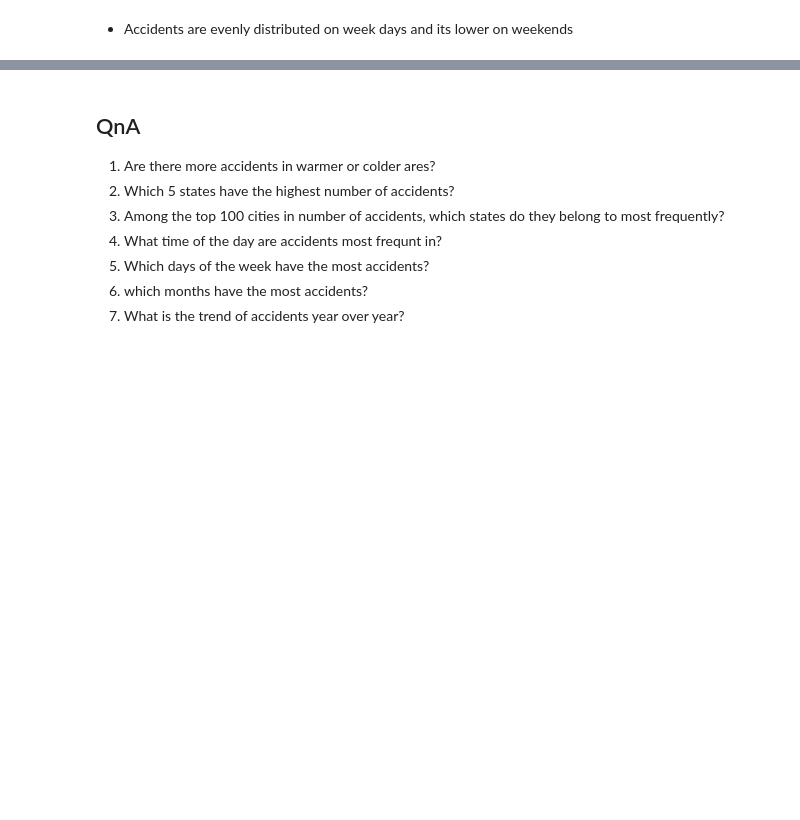
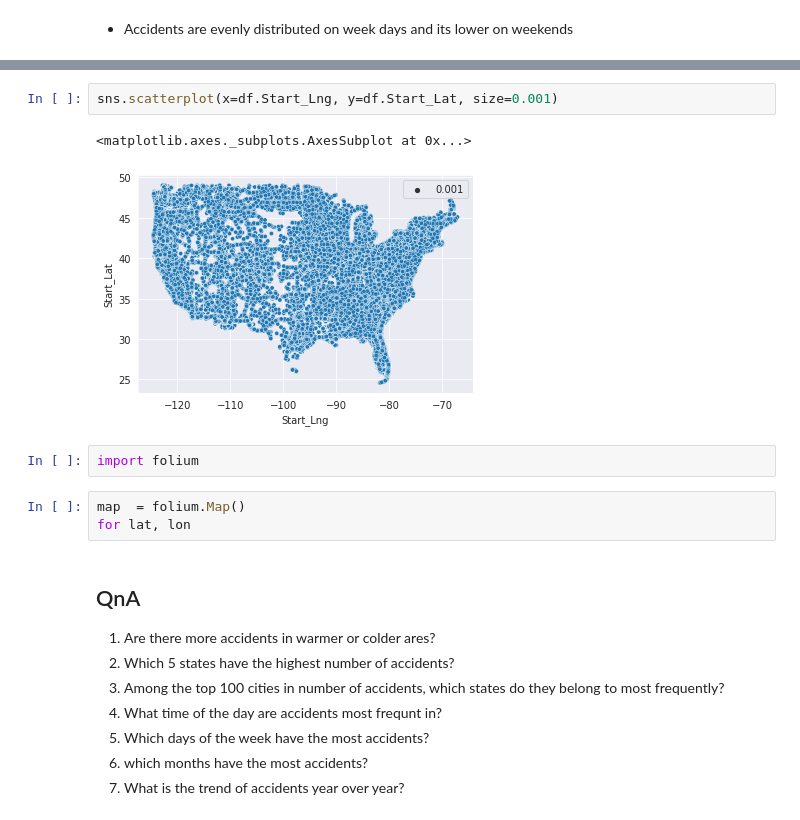
Before and after one commit to iamjainam/Exploratory-Data-Analysis-Project, a Jupyter notebook: USA_Accidents_Analysis.ipynb, the cells around one changed output, grey strips where cells are left out. Saved outputs shown, nothing was run; the diff lists cells and outputs as text; blank space fills up the shorter version.

```diff
--- a/USA_Accidents_Analysis.ipynb
+++ b/USA_Accidents_Analysis.ipynb
@@ -227,3 +269,13 @@ sns.distplot(df.Start_Time.dt.dayofweek, bins=7, kde=False, norm_hist=True)
+# %%
+sns.scatterplot(x=df.Start_Lng, y=df.Start_Lat, size=0.001)
+# %% [output]
+<matplotlib.axes._subplots.AxesSubplot at 0x...>
+[figure, added]
+# %%
+import folium
+# %%
+map  = folium.Map()
+for lat, lon
 # %% [markdown]
 ## QnA
 
```
Also changed, not shown: parts of 5 cells of this notebook.
